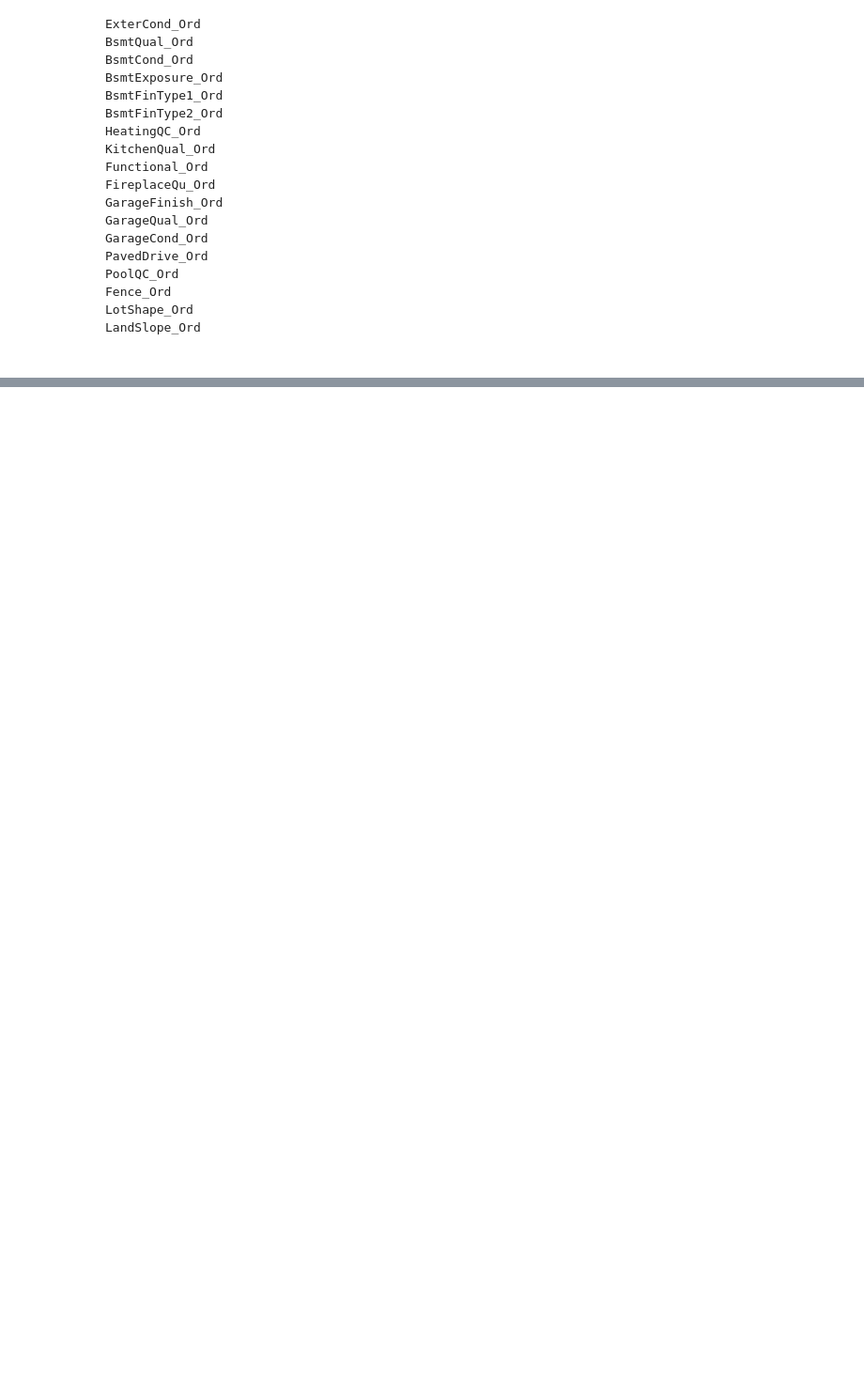
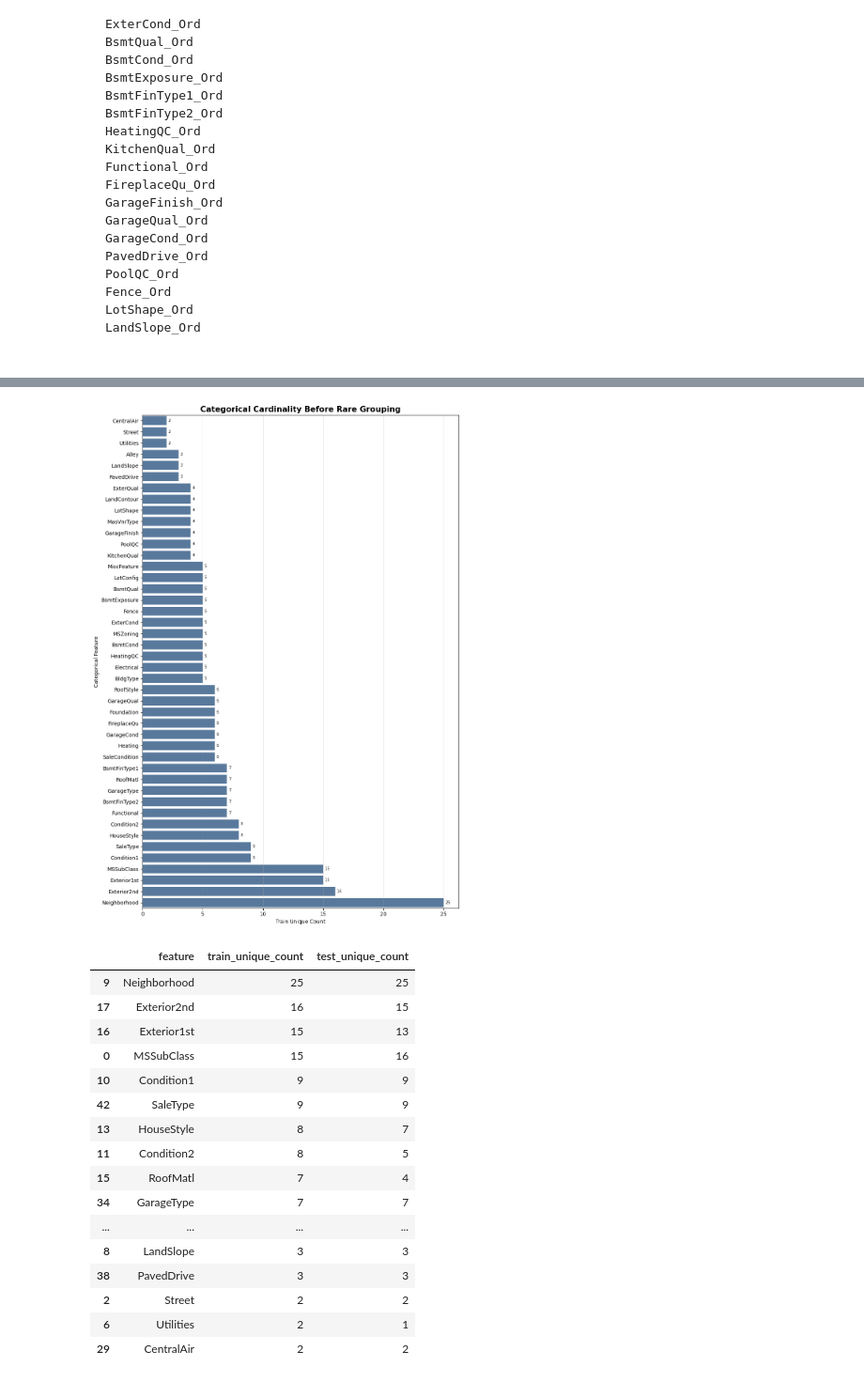
Before and after one commit to kawsar07ahmmed0712-rgb/House-Price-Prediction-Regression, a Jupyter notebook: Research/Feature_Engeneering.ipynb, the cells around one changed output, grey strips where cells are left out. Shown at 94% size. Cells and saved outputs as stored; diff of their text form; code cells hidden in the pictures; blank space fills up the shorter version.

Commit message:
Encoding strategy has been applied

```diff
--- a/Research/Feature_Engeneering.ipynb
+++ b/Research/Feature_Engeneering.ipynb
@@ -4821,0 +4862,14 @@ LandSlope_Ord
+# %%
+# ============================================================
+# 7.2 Drop Id from encoding/modeling matrix
+# ============================================================
+
+train_ids_final = X_train_encode[ID_COL].copy() if ID_COL in X_train_encode.columns else train_ids_fe.copy()
+test_ids_final = X_test_encode[ID_COL].copy() if ID_COL in X_test_encode.columns else test_ids_fe.copy()
+
+X_train_encode = X_train_encode.drop(columns=[ID_COL], errors="ignore")
+X_test_encode = X_test_encode.drop(columns=[ID_COL], errors="ignore")
+
+print("After dropping Id:")
+print("X_train_encode:", X_train_encode.shape)
+print("X_test_encode:", X_test_encode.shape)
@@ -4821,0 +4944,66 @@ LandSlope_Ord
+# %%
+# ============================================================
+# 7.4 Plot categorical cardinality before rare grouping
+# ============================================================
+
+categorical_cardinality_before = pd.DataFrame([
+    {
+        "feature": col,
+        "train_unique_count": X_train_encode[col].nunique(dropna=False),
+        "test_unique_count": X_test_encode[col].nunique(dropna=False)
+    }
+    for col in categorical_cols_before_encoding
+]).sort_values("train_unique_count", ascending=False)
+
+categorical_cardinality_before.to_csv(
+    FE_STEP_REPORT_DIR / "34_categorical_cardinality_before_rare_grouping.csv",
+    index=False
+)
+
+plot_df = categorical_cardinality_before.sort_values("train_unique_count", ascending=True)
+
+plt.figure(figsize=(10, max(6, len(plot_df) * 0.32)))
+
+ax = sns.barplot(
+    data=plot_df,
+    x="train_unique_count",
+    y="feature",
+    color="#4E79A7"
+)
+
+plt.title("Categorical Cardinality Before Rare Grouping", fontsize=15, fontweight="bold")
+plt.xlabel("Train Unique Count")
+plt.ylabel("Categorical Feature")
+
+for container in ax.containers:
+    ax.bar_label(container, padding=3, fontsize=8)
+
+plt.grid(axis="x", alpha=0.25)
+plt.tight_layout()
+plt.savefig(
+    FE_PLOT_DIR / "07_01_categorical_cardinality_before_rare_grouping.png",
+    dpi=150,
+    bbox_inches="tight"
+)
+plt.show()
+
+categorical_cardinality_before
+# %% [output]
+[figure, added]
+|  | feature | train_unique_count | test_unique_count |
+| 9 | Neighborhood | 25 | 25 |
+| 17 | Exterior2nd | 16 | 15 |
+| 16 | Exterior1st | 15 | 13 |
+| 0 | MSSubClass | 15 | 16 |
+| 10 | Condition1 | 9 | 9 |
+| 42 | SaleType | 9 | 9 |
+| 13 | HouseStyle | 8 | 7 |
+| 11 | Condition2 | 8 | 5 |
+| 15 | RoofMatl | 7 | 4 |
+| 34 | GarageType | 7 | 7 |
+| ... | ... | ... | ... |
+| 8 | LandSlope | 3 | 3 |
+| 38 | PavedDrive | 3 | 3 |
+| 2 | Street | 2 | 2 |
+| 6 | Utilities | 2 | 1 |
+| 29 | CentralAir | 2 | 2 |
```
Also changed, not shown: parts of 35 cells of this notebook, 15 other files.
